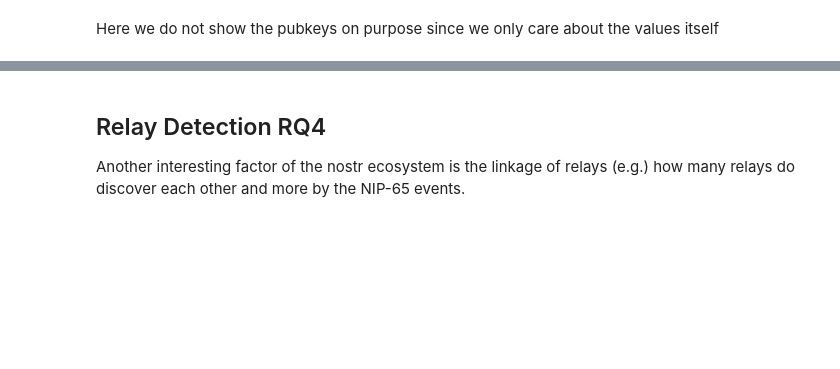
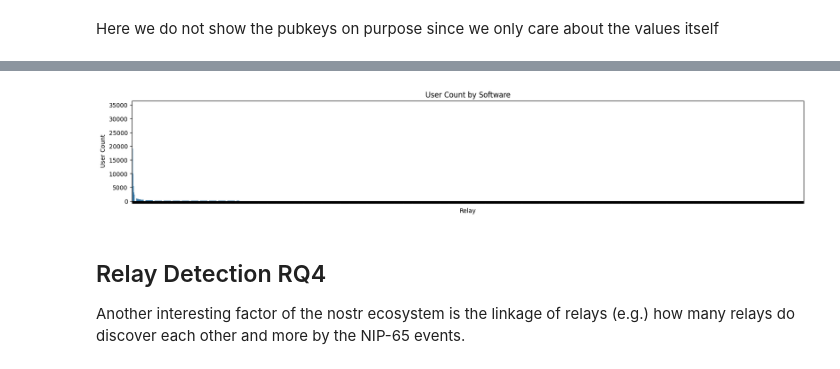
Before and after one commit to SEG-UNIBE/artio-insight, a Jupyter notebook: notebooks/artio.ipynb, the cells around one changed output, grey strips where cells are left out. Cells and saved outputs as stored; diff of their text form; code cells hidden in the pictures; blank space fills up the shorter version.

```diff
--- a/notebooks/artio.ipynb
+++ b/notebooks/artio.ipynb
@@ -250,3 +275,18 @@ Here we do not show the pubkeys on purpose since we only care about the values i
+# %%
+fig, ax = plt.subplots(figsize=(20, 3))
+sb.barplot(data=df_relay_user_count, x='relay_name', y='user_count')
+
+ax.set_xlabel('Relay')
+ax.set(xticklabels=[])
+
+ax.set_ylabel('User Count')
+
+ax.yaxis.set_major_formatter(ticker.StrMethodFormatter('{x:.0f}'))
+plt.title('User Count by Software')
+save_pdf(plt, "relay_count_by_operator")
+plt.show()
+# %% [output]
+[figure, added]
 # %% [markdown]
 ## Relay Detection RQ4
 Another interesting factor of the nostr ecosystem is the linkage of relays (e.g.) how many relays do discover each other and more by the NIP-65 events.
```
Also changed, not shown: parts of 27 cells of this notebook.
